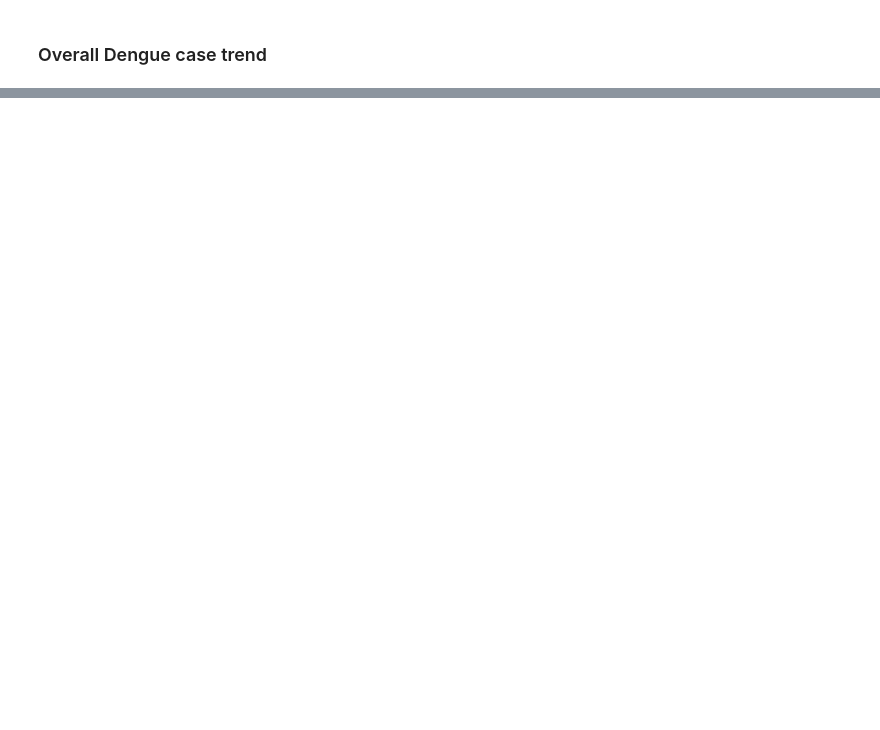
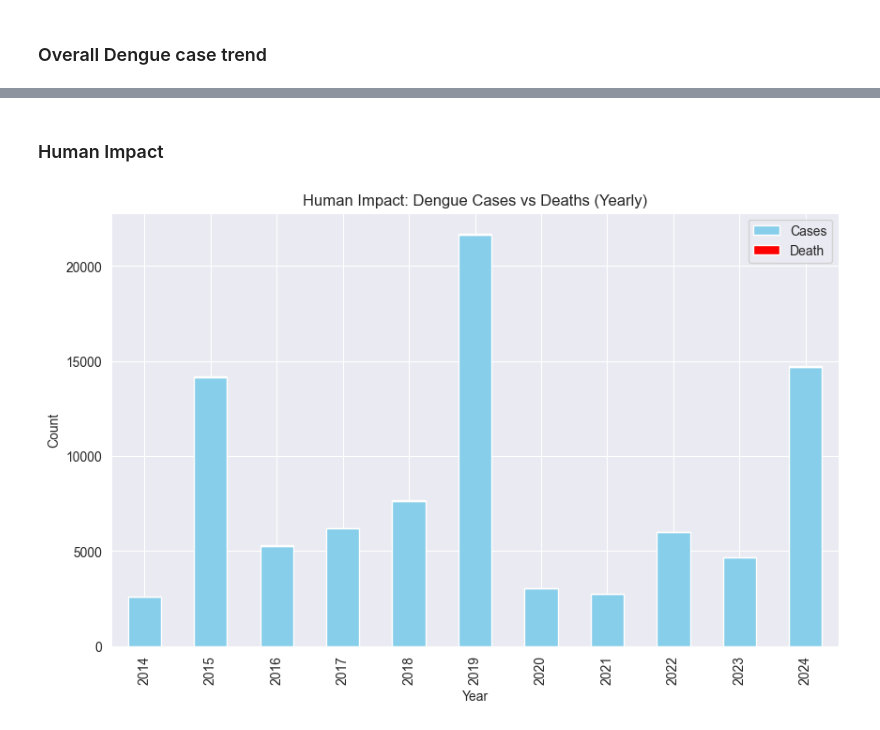
Before and after one commit to Codeit-Michael/Dengue-Case-Forecasting, a Jupyter notebook: 10yrData_Descriptive_Analysis/analysis/dengue-case-analysis.ipynb, the cells around one changed output, grey strips where cells are left out. Cells and saved outputs as stored; diff of their text form; code cells hidden in the pictures; blank space fills up the shorter version.

```diff
--- a/10yrData_Descriptive_Analysis/analysis/dengue-case-analysis.ipynb
+++ b/10yrData_Descriptive_Analysis/analysis/dengue-case-analysis.ipynb
@@ -38,0 +117,18 @@ dengue_case.head()
+# %% [markdown]
+### Human Impact
+# %%
+dengue_case["CFR"] = (dengue_case["Death"] / dengue_case["Cases"]) * 100
+
+human_impact = dengue_case.groupby("Year")[["Cases", "Death"]].sum().reset_index()
+
+human_impact.plot(
+    x="Year", kind="bar", stacked=True, figsize=(10,6),
+    color=["skyblue", "red"]
+)
+
+# plt.figure(figsize=(10,12))
+plt.title("Human Impact: Dengue Cases vs Deaths (Yearly)")
+plt.ylabel("Count")
+plt.show()
+# %% [output]
+[figure, added]
```
Also changed, not shown: parts of 11 cells of this notebook.
